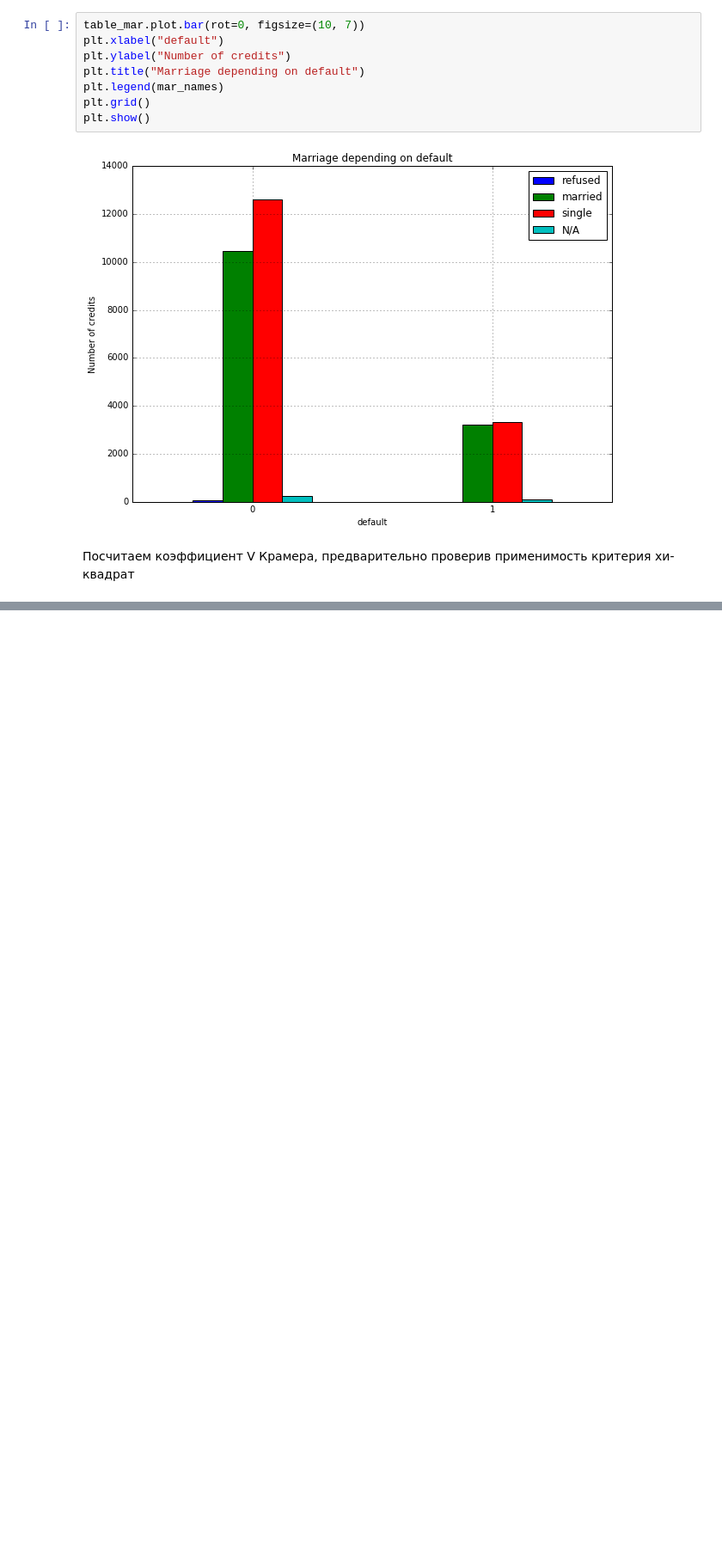
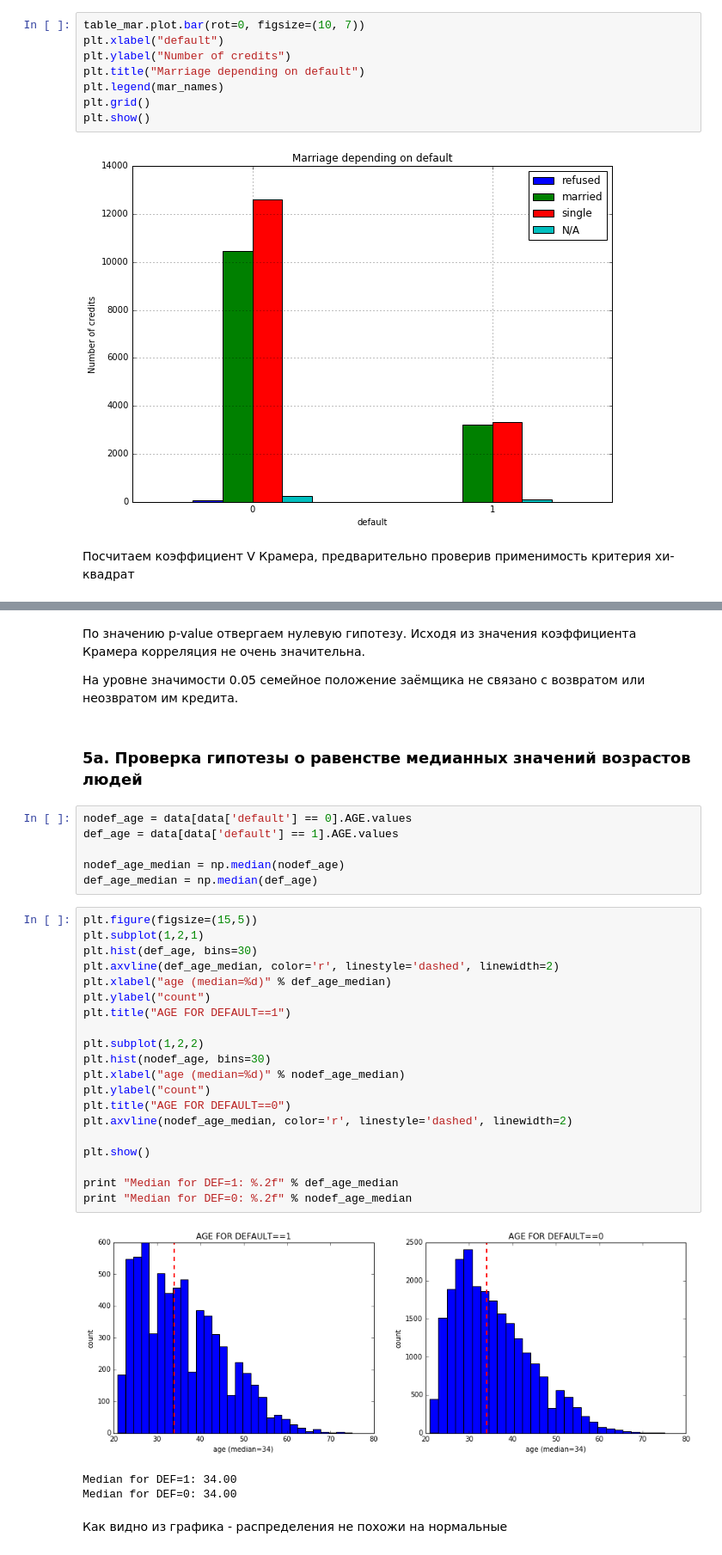
Before and after one commit to johnkorn/ml-spec, a Jupyter notebook: 04-stats-for-data-analysis/w4_scoring_koryagin.ipynb, the cells around one changed output, grey strips where cells are left out. Shown at 86% size. Saved outputs shown, nothing was run; the diff lists cells and outputs as text; blank space fills up the shorter version.

```diff
--- a/04-stats-for-data-analysis/w4_scoring_koryagin.ipynb
+++ b/04-stats-for-data-analysis/w4_scoring_koryagin.ipynb
@@ -409,0 +427,38 @@ plt.show()
+# %% [markdown]
+По значению p-value отвергаем нулевую гипотезу. Исходя из значения коэффициента Крамера корреляция не очень значительна.
+
+На уровне значимости 0.05 семейное положение заёмщика не связано с возвратом или неозвратом им кредита.
+# %% [markdown]
+### 5а. Проверка гипотезы о равенстве медианных значений возрастов людей
+# %%
+nodef_age = data[data['default'] == 0].AGE.values
+def_age = data[data['default'] == 1].AGE.values
+
+nodef_age_median = np.median(nodef_age)
+def_age_median = np.median(def_age)
+# %%
+plt.figure(figsize=(15,5))
+plt.subplot(1,2,1)
+plt.hist(def_age, bins=30)
+plt.axvline(def_age_median, color='r', linestyle='dashed', linewidth=2)
+plt.xlabel("age (median=%d)" % def_age_median)
+plt.ylabel("count")
+plt.title("AGE FOR DEFAULT==1")
+
+plt.subplot(1,2,2)
+plt.hist(nodef_age, bins=30)
+plt.xlabel("age (median=%d)" % nodef_age_median)
+plt.ylabel("count")
+plt.title("AGE FOR DEFAULT==0")
+plt.axvline(nodef_age_median, color='r', linestyle='dashed', linewidth=2)
+
+plt.show()
+
+print "Median for DEF=1: %.2f" % def_age_median
+print "Median for DEF=0: %.2f" % nodef_age_median
+# %% [output]
+[figure, added]
+Median for DEF=1: 34.00
+Median for DEF=0: 34.00
+# %% [markdown]
+Как видно из графика - распределения не похожи на нормальные
```
Also changed, not shown: parts of 8 cells of this notebook, 6 other files.
